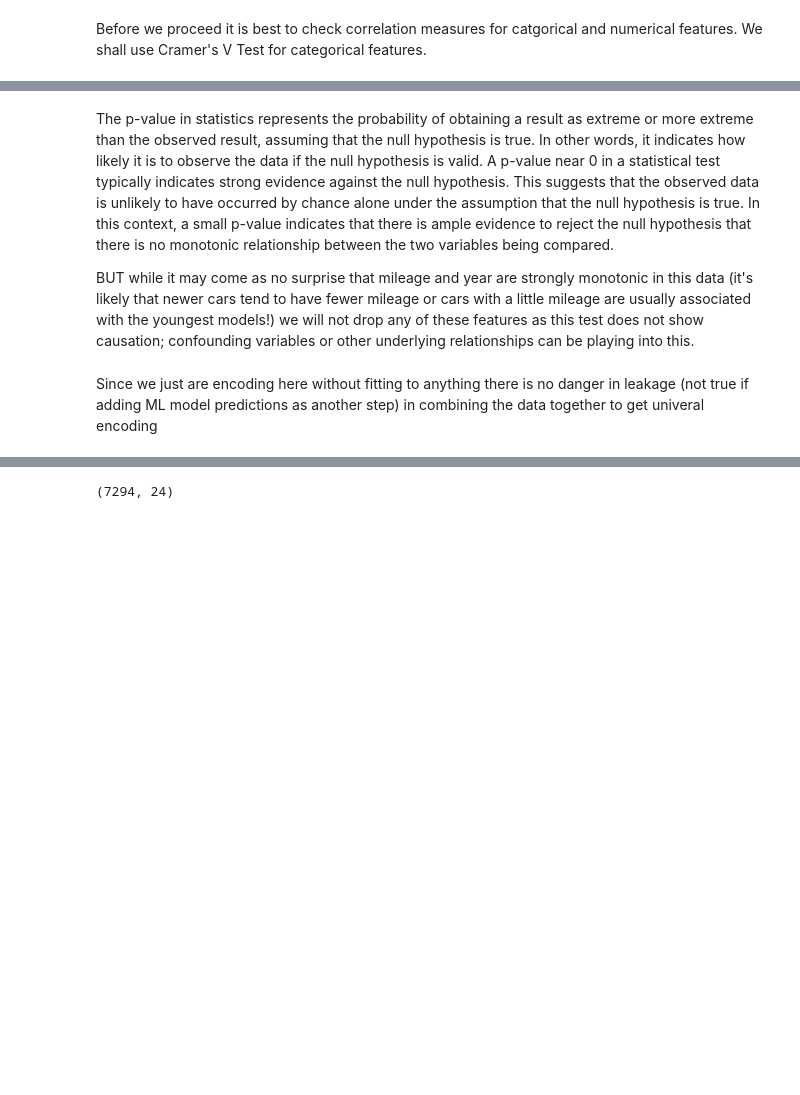
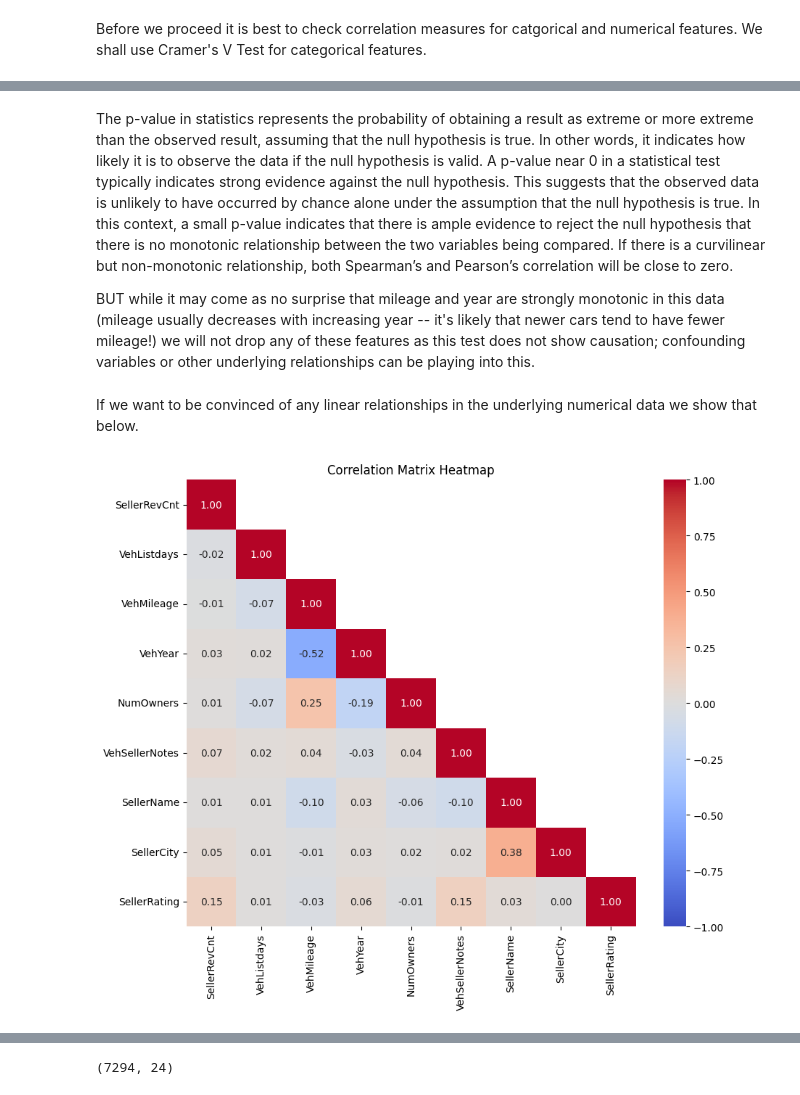
Before and after one commit to gcalbertini/boing, a Jupyter notebook: src/imputationEDA.ipynb, the cells around one changed output, grey strips where cells are left out. Cells and saved outputs as stored; diff of their text form; code cells hidden in the pictures; blank space fills up the shorter version.

Commit message:
Last steps before pytorch

```diff
--- a/src/imputationEDA.ipynb
+++ b/src/imputationEDA.ipynb
@@ -486,6 +505,31 @@ print(results_df)
 # %% [markdown]
-The p-value in statistics represents the probability of obtaining a result as extreme or more extreme than the observed result, assuming that the null hypothesis is true. In other words, it indicates how likely it is to observe the data if the null hypothesis is valid. A p-value near 0 in a statistical test typically indicates strong evidence against the null hypothesis. This suggests that the observed data is unlikely to have occurred by chance alone under the assumption that the null hypothesis is true. In this context, a small p-value indicates that there is ample evidence to reject the null hypothesis that there is no monotonic relationship between the two variables being compared.
+The p-value in statistics represents the probability of obtaining a result as extreme or more extreme than the observed result, assuming that the null hypothesis is true. In other words, it indicates how likely it is to observe the data if the null hypothesis is valid. A p-value near 0 in a statistical test typically indicates strong evidence against the null hypothesis. This suggests that the observed data is unlikely to have occurred by chance alone under the assumption that the null hypothesis is true. In this context, a small p-value indicates that there is ample evidence to reject the null hypothesis that there is no monotonic relationship between the two variables being compared. If there is a curvilinear but non-monotonic relationship, both Spearman’s and Pearson’s correlation will be close to zero.
 
-BUT while it may come as no surprise that mileage and year are strongly monotonic in this data (it's likely that newer cars tend to have fewer mileage or cars with a little mileage are usually associated with the youngest models!) we will not drop any of these features as this test does not show causation; confounding variables or other underlying relationships can be playing into this.
+BUT while it may come as no surprise that mileage and year are strongly monotonic in this data (mileage usually decreases with increasing year -- it's likely that newer cars tend to have fewer mileage!) we will not drop any of these features as this test does not show causation; confounding variables or other underlying relationships can be playing into this.
-# %% [markdown]
-Since we just are encoding here without fitting to anything there is no danger in leakage (not true if adding ML model predictions as another step) in combining the data together to get univeral encoding
+# %% [markdown]
+If we want to be convinced of any linear relationships in the underlying numerical data we show that below.
+# %%
+import seaborn as sns
+import matplotlib.pyplot as plt
+
+# Select relevant columns
+corrDF = X_train_nulls_raw[numerical_variables]
+
+# Calculate correlation matrix
+correlation = corrDF.corr()
+
+# Set a threshold for highlighting correlations
+threshold = 0.5
+
+# Create a mask to hide the upper triangle of the correlation matrix
+mask = np.triu(np.ones_like(correlation), k=1)
+
+# Create a heatmap
+plt.figure(figsize=(10, 8))
+sns.heatmap(
+    correlation, annot=True, cmap="coolwarm", mask=mask, fmt=".2f", vmin=-1, vmax=1
+)
+plt.title("Correlation Matrix Heatmap")
+plt.show()
+# %% [output]
+[figure, added]
```
Also changed, not shown: parts of 34 cells of this notebook.
